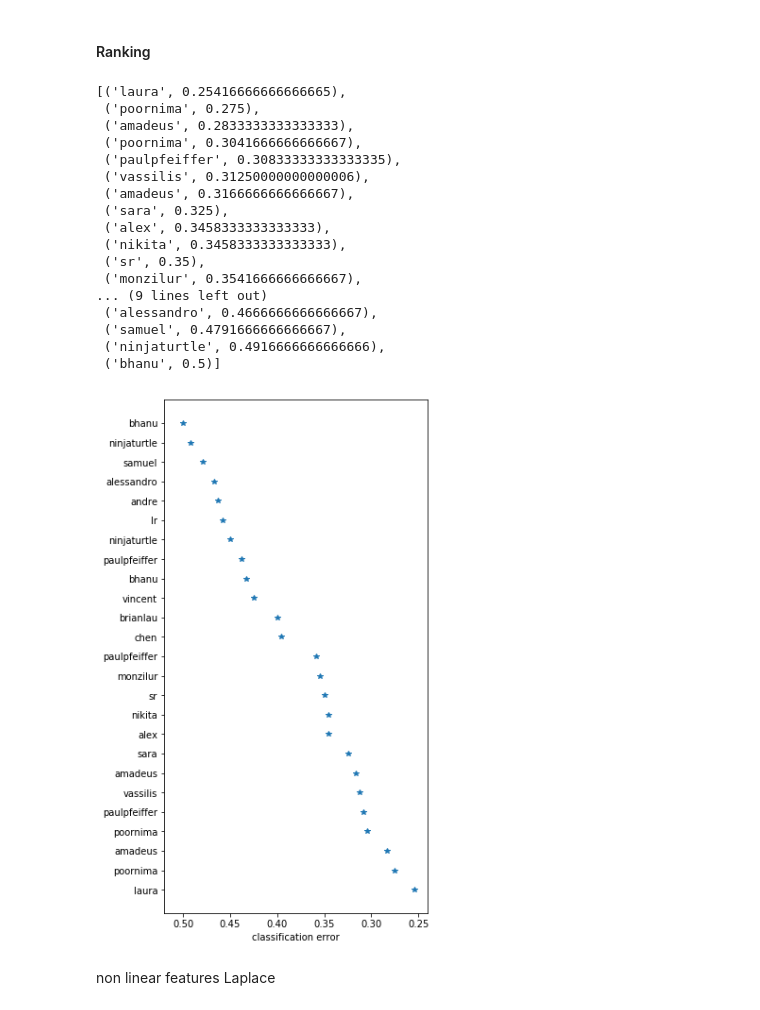
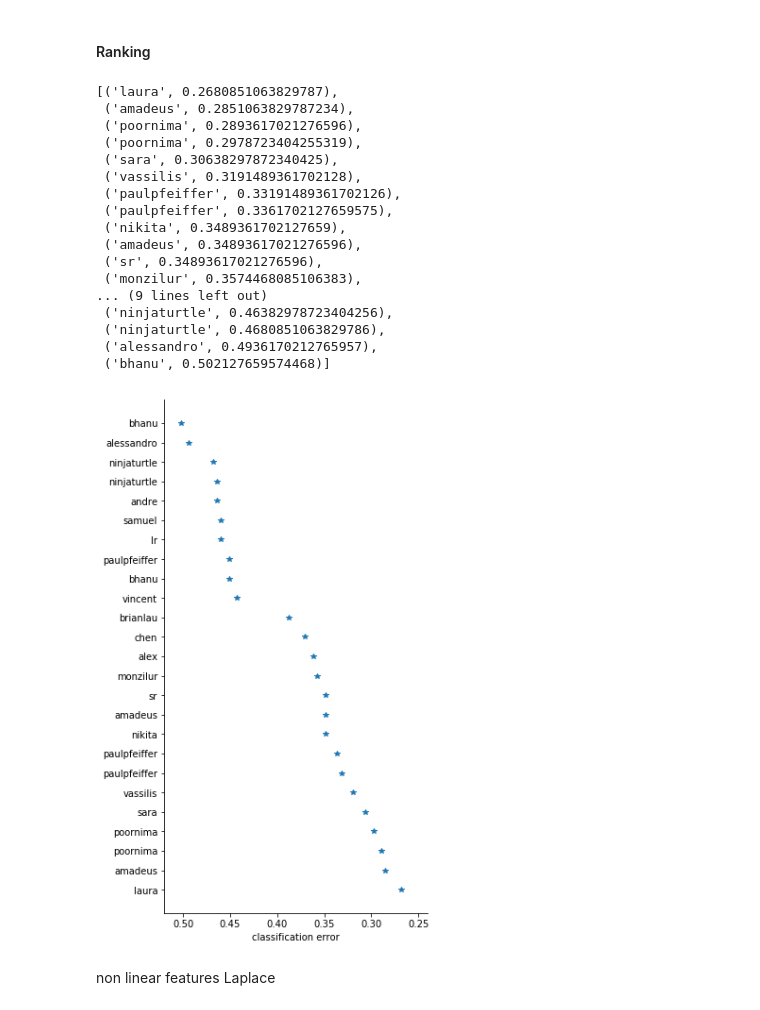
Before and after one commit to pfeffer90/unbias, a Jupyter notebook: unbias/bias-in-no-feedback-experiment-Copy1.ipynb, the cells around one changed output. Drawn from its saved outputs; the diff is of its cells as text; code cells hidden in the pictures.

Commit message:
nice figure

```diff
--- a/unbias/bias-in-no-feedback-experiment-Copy1.ipynb
+++ b/unbias/bias-in-no-feedback-experiment-Copy1.ipynb
@@ -41,7 +41,7 @@ Out:
 * parameters, classification error
 # %%
 def get_model_params(expdataframe, weight_prior, optimizer):
-    choices = pd.DataFrame.from_csv(data_dir + expdataframe['ChoicesFile'])['AgentChoice'].values
+    choices = pd.DataFrame.from_csv(data_dir + expdataframe['ChoicesFile']).values
     weights = optimizer(weight_prior, choices)
     return weights
 # %% [markdown]
@@ -105,8 +105,12 @@ from training_data import sigmoid
 # %%
 from outguesser import regularized_momentum_gradient_descent
 def get_classification_error(experiment, history_length):
-    choices = pd.DataFrame.from_csv(data_dir + experiment['ChoicesFile'])['AgentChoice'].values
-    x, y = separate_choices_sequences_into_history_and_choice(choices, history_length)
+    choices = pd.DataFrame.from_csv(data_dir + experiment['ChoicesFile']).values
+    x, y = separate_choices_sequences_into_history_and_choice(choices[:,0], history_length)
+
+    ones_row = np.ones((1, x.shape[1]))
+    x = np.concatenate((ones_row, x), axis=0)
+
     number_of_data_points = x.shape[1]
     validation_chunk_size = int(validation_ratio*number_of_data_points)
     all_indxs = np.arange(0, number_of_data_points)
@@ -154,20 +158,20 @@ results = list(zip(metadata['AgentName'].values, mean_class_errors))
 results.sort(key=lambda x: x[1])
 results
 # %% [output]
-[('laura', 0.25416666666666665),
- ('poornima', 0.275),
- ('amadeus', 0.2833333333333333),
- ('poornima', 0.3041666666666667),
- ('paulpfeiffer', 0.30833333333333335),
- ('vassilis', 0.31250000000000006),
- ('amadeus', 0.3166666666666667),
- ('sara', 0.325),
- ('alex', 0.3458333333333333),
- ('nikita', 0.3458333333333333),
- ('sr', 0.35),
- ('monzilur', 0.3541666666666667),
+[('laura', 0.2680851063829787),
+ ('amadeus', 0.2851063829787234),
+ ('poornima', 0.2893617021276596),
+ ('poornima', 0.2978723404255319),
+ ('sara', 0.30638297872340425),
+ ('vassilis', 0.3191489361702128),
+ ('paulpfeiffer', 0.33191489361702126),
+ ('paulpfeiffer', 0.3361702127659575),
+ ('nikita', 0.3489361702127659),
+ ('amadeus', 0.34893617021276596),
+ ('sr', 0.34893617021276596),
+ ('monzilur', 0.3574468085106383),
 ... (9 lines left out)
- ('alessandro', 0.4666666666666667),
- ('samuel', 0.4791666666666667),
- ('ninjaturtle', 0.4916666666666666),
- ('bhanu', 0.5)]
+ ('ninjaturtle', 0.46382978723404256),
+ ('ninjaturtle', 0.4680851063829786),
+ ('alessandro', 0.4936170212765957),
+ ('bhanu', 0.502127659574468)]
@@ -174,18 +180,23 @@ results
 # %%
+
 y = np.arange(0,len(metadata))
 x = np.zeros((len(metadata),))
 my_yticks = []
 for i in range(len(metadata)):
     x[i] = results[i][1]
     my_yticks.append(results[i][0])
+
+
 plt.figure(figsize=(5,10))
+
 plt.yticks(y, my_yticks)
 plt.plot(x, y,'*')
 plt.xlabel('classification error')
 plt.xlim(0.52,0.24)
+sns.despine()
 plt.show()
 # %% [output]
-[figure, old version]
+[figure, new version]
 # %% [markdown]
 non linear features
 Laplace
```
Also changed, not shown: parts of 5 cells of this notebook.
